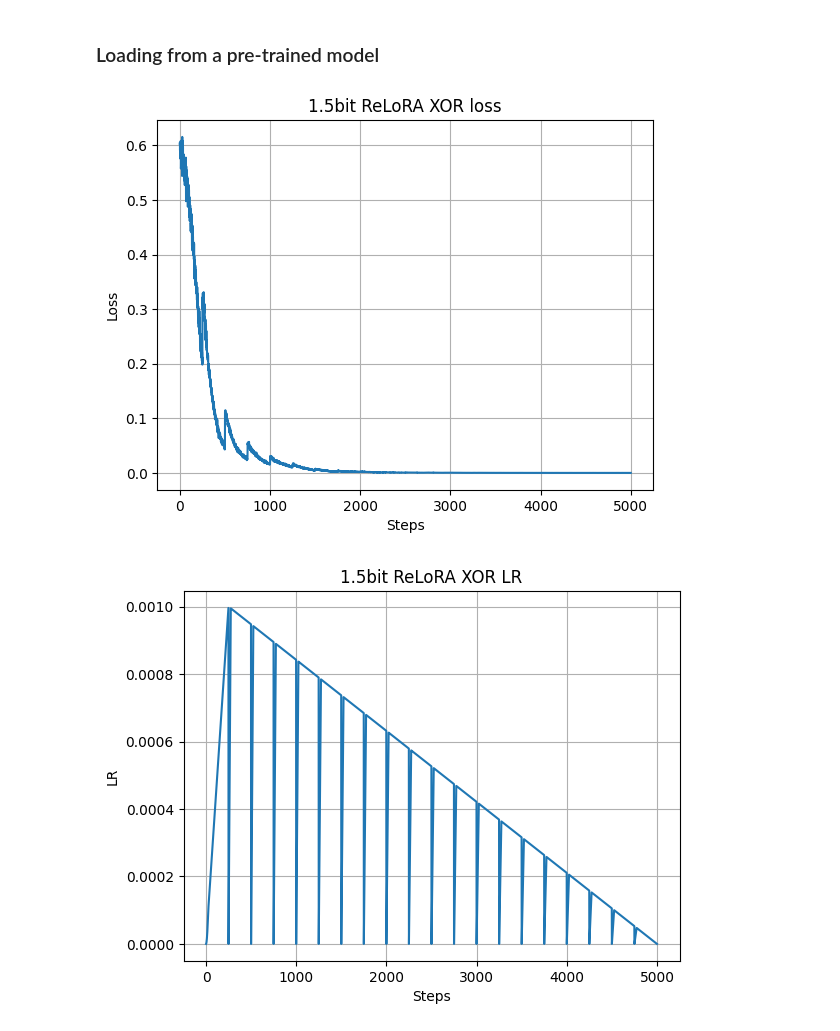
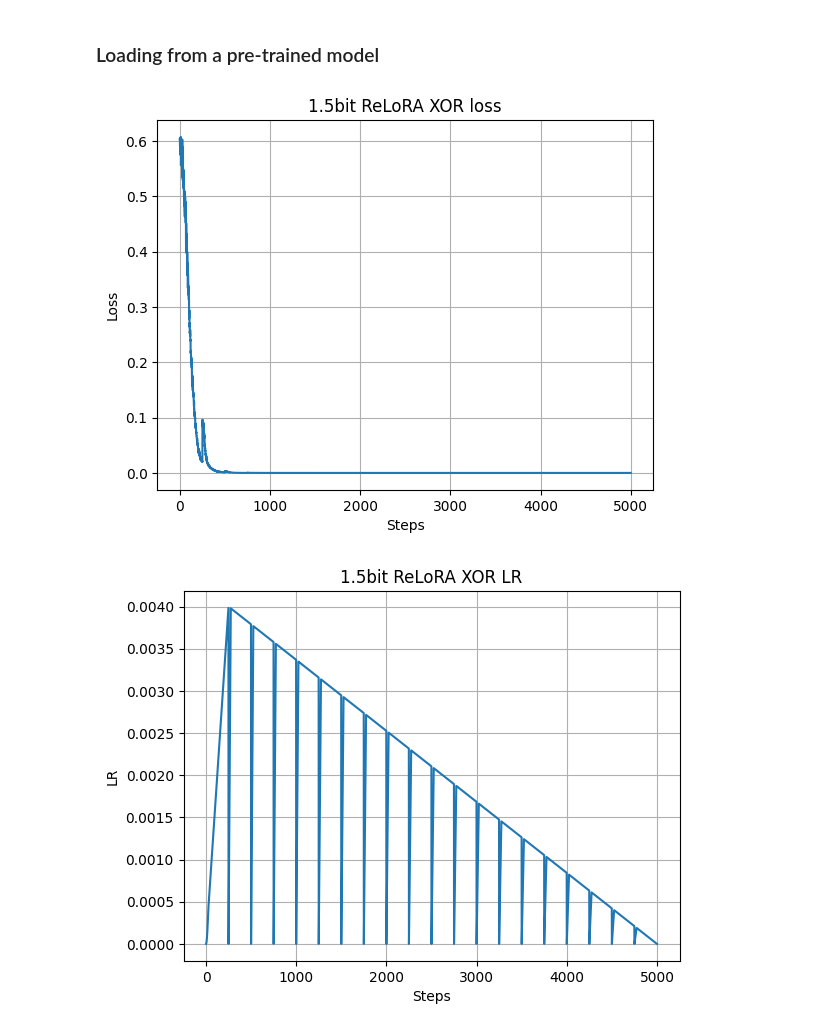
Before and after one commit to alex4321/bitlinear, a Jupyter notebook: nbs/02_relora.ipynb, the cells around one changed output. Saved outputs shown, nothing was run; the diff lists cells and outputs as text; code cells hidden in the pictures.

```diff
--- a/nbs/02_relora.ipynb
+++ b/nbs/02_relora.ipynb
@@ -84,6 +84,7 @@ class ReLoRAOptimizer(Optimizer):
         if self.made_steps > 0 and self.made_steps % self.reset_n_steps == 0:
             for layer in self.mergeable_layers:
                 layer.merge_adapter()
+            self.optimizer.zero_grad(set_to_none=True)
             self.optimizer = None
             self._cleanup()
             self.optimizer = self._initialize_optimizer()
@@ -625,7 +626,7 @@ def test_loadingnormal(device):
                 optimizer_cls=Adam,
                 optimizer_params={},
                 reset_n_steps=250,
-                lr=1e-3,
+                lr=4e-3,
             )
             lr_scheduler = LambdaLR(
                 optimizer,
@@ -648,35 +649,35 @@ def test_loadingnormal(device):
                 loss_value.backward()
                 losses.append(loss_value.item())
                 optimizer.step()
                 lr_scheduler.step()
                 lr = optimizer.state_dict()['param_groups'][0]['lr']
                 lrs.append(lr)
 
             assert loss_value.item() < 0.2, f"Expected loss<0.2, got {loss_value}"
 
             plt.plot(losses)
             plt.ylabel("Loss")
             plt.xlabel("Steps")
             plt.title("1.5bit ReLoRA XOR loss")
             plt.grid()
             plt.show()
 
             plt.plot(lrs)
             plt.ylabel("LR")
             plt.xlabel("Steps")
             plt.title("1.5bit ReLoRA XOR LR")
             plt.grid()
             plt.show()
 
     relora_network(
         *basic_network()
     )
 
 
 test_loadingnormal("cpu")
 # %% [output]
-[figure, old version]
+[figure, new version]
-[figure, old version]
+[figure, new version]
 # %%
 #| hide
 import nbdev; nbdev.nbdev_export()
```
Also changed, not shown: 1 other file.
